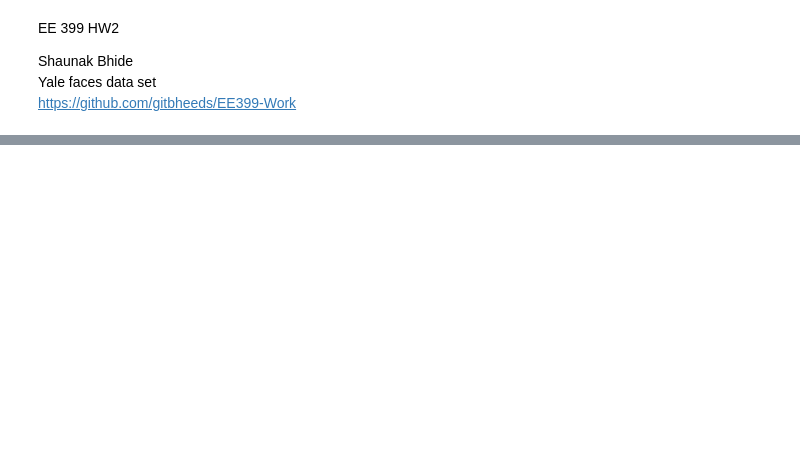
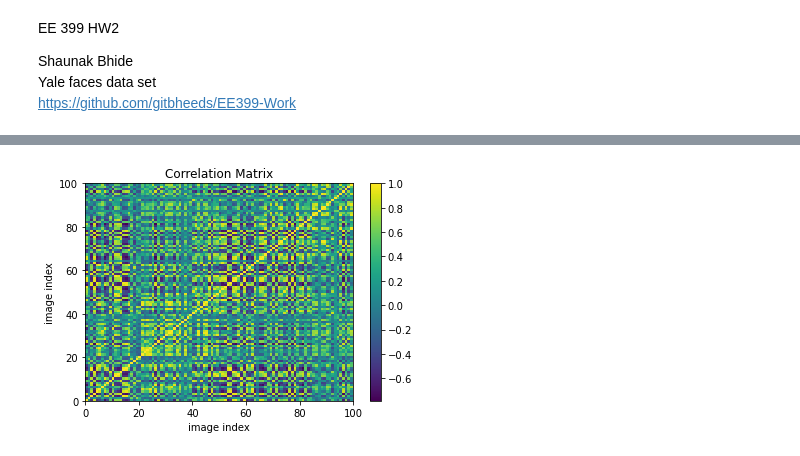
Before and after one commit to gitbheeds/EE399-Machine-Learning-and-Neural-Networks, a Jupyter notebook: HW2.ipynb, the cells around one changed output, grey strips where cells are left out. Saved outputs shown, nothing was run; the diff lists cells and outputs as text; code cells hidden in the pictures; blank space fills up the shorter version.

```diff
--- a/HW2.ipynb
+++ b/HW2.ipynb
@@ -16,0 +16,17 @@ FileNotFoundError: [Errno 2] No such file or directory: 'yalefaces.mat'
+# %%
+#part a
+#first 100 colums of X
+X_100 = X[:, :100]
+
+#compute correlation mat
+C = np.corrcoef(X_100.T)
+
+plt.pcolor(C)
+plt.colorbar()
+
+plt.title("Correlation Matrix")
+plt.xlabel("image index")
+plt.ylabel("image index")
+plt.show()
+# %% [output]
+[figure, added]
```
Also changed, not shown: parts of 8 cells of this notebook.
